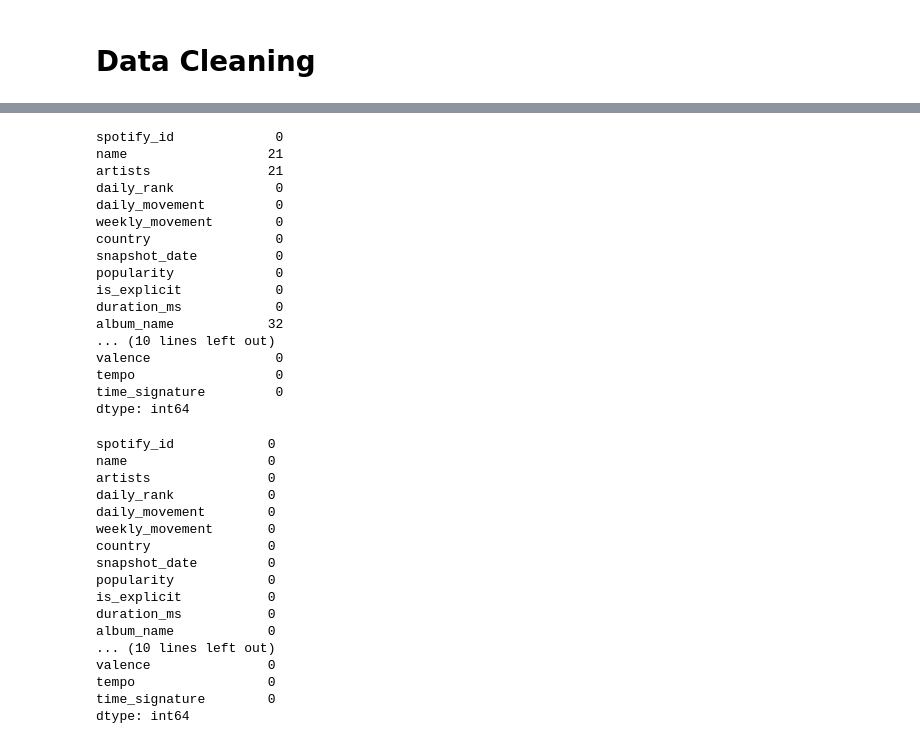
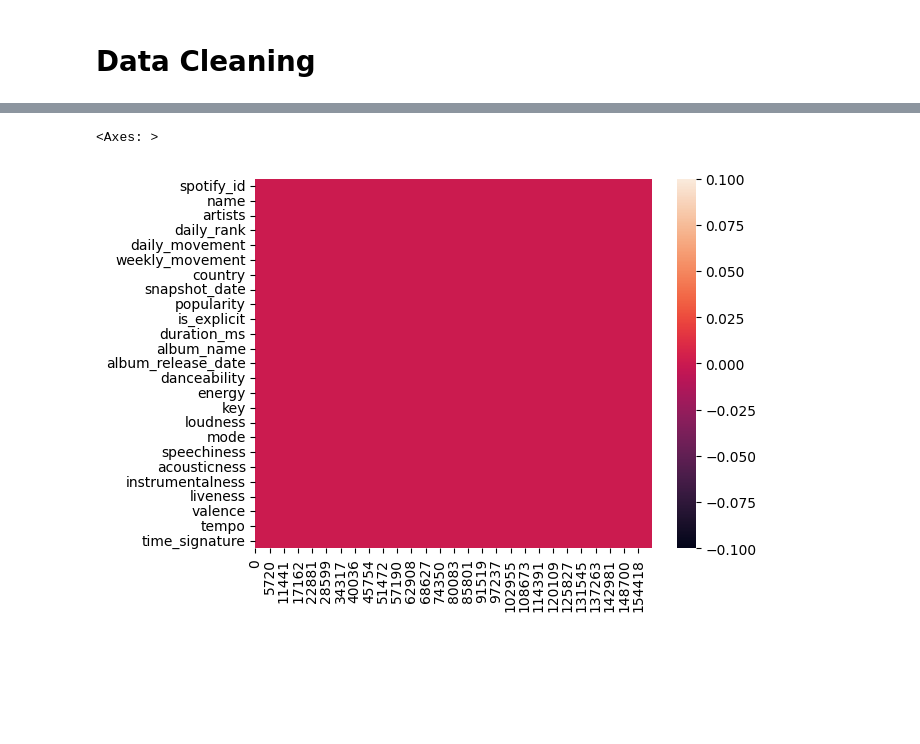
Before and after one commit to pranjlipandya/MSIS_510, a Jupyter notebook: Group Presentation Coding.ipynb, the cells around one changed output, grey strips where cells are left out. Drawn from its saved outputs; the diff is of its cells as text; code cells hidden in the pictures; blank space fills up the shorter version.

```diff
--- a/Group Presentation Coding.ipynb
+++ b/Group Presentation Coding.ipynb
@@ -77,42 +27,9 @@ dtype: object
-# %%
-print(spotify.isnull().sum())
-# %% [output]
-spotify_id             0
-name                  21
-artists               21
-daily_rank             0
-daily_movement         0
-weekly_movement        0
-country                0
-snapshot_date          0
-popularity             0
-is_explicit            0
-duration_ms            0
-album_name            32
-... (10 lines left out)
-valence                0
-tempo                  0
-time_signature         0
-dtype: int64
 # %%
 spotify = spotify.dropna(subset = ['name', 'artists', 'album_name', 'album_release_date'])
 
-spotify.isnull().sum()
+spotify['snapshot_date'] = pd.to_datetime(spotify['snapshot_date'])
+
+sns.heatmap(spotify.isnull().T)
 # %% [output]
-spotify_id            0
-name                  0
-artists               0
-daily_rank            0
-daily_movement        0
-weekly_movement       0
-country               0
-snapshot_date         0
-popularity            0
-is_explicit           0
-duration_ms           0
-album_name            0
-... (10 lines left out)
-valence               0
-tempo                 0
-time_signature        0
-dtype: int64
+<Axes: >
+[figure, added]
```
Also changed, not shown: parts of 4 cells of this notebook, 4 other files.
